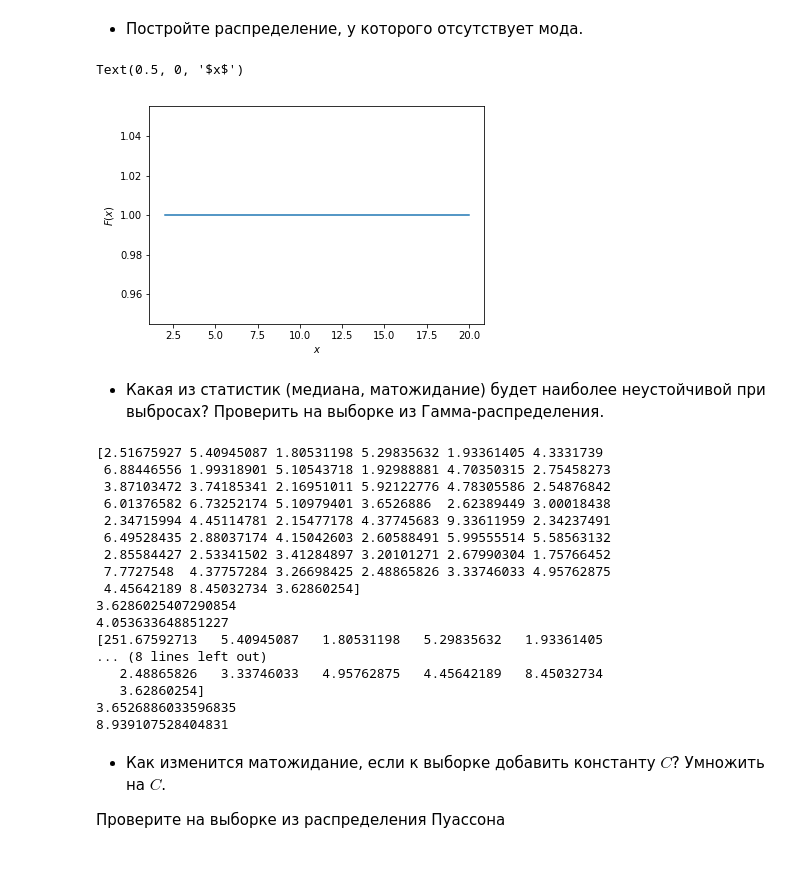
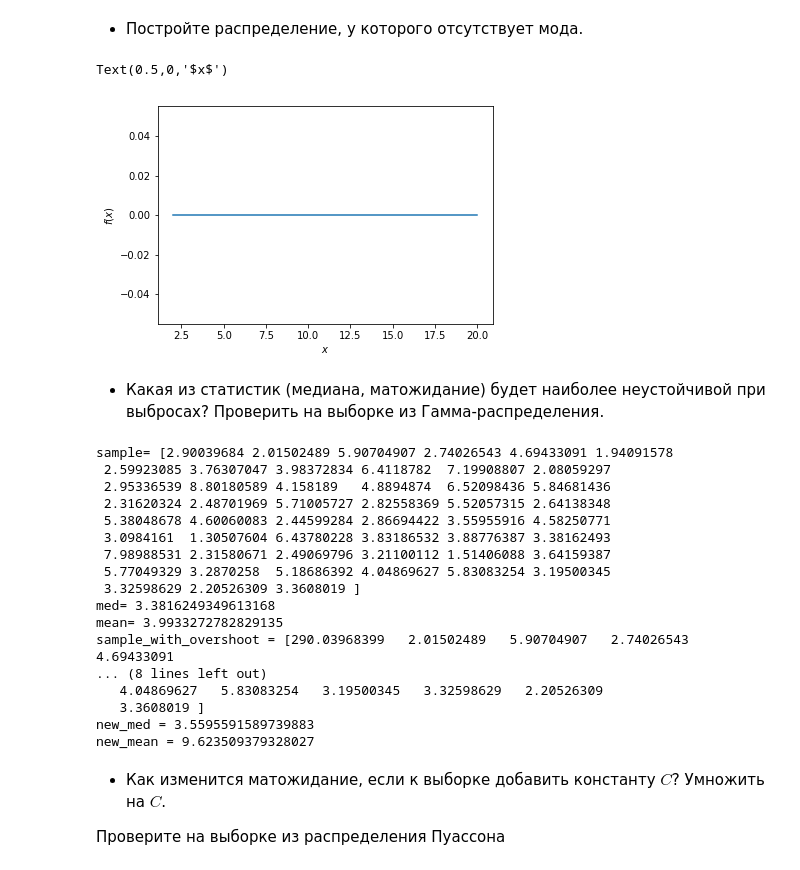
Before and after one commit to elenakharlanchuk/HW_DS-5, a Jupyter notebook: Python/BigBangTheory/hw3.ipynb, the cells around one changed output. Drawn from its saved outputs; the diff is of its cells as text; code cells hidden in the pictures.

```diff
--- a/Python/BigBangTheory/hw3.ipynb
+++ b/Python/BigBangTheory/hw3.ipynb
@@ -44,16 +44,16 @@ from statsmodels.distributions.empirical_distribution import ECDF
 # %%
 #your code here
 #это равномерное распределение
 uniform_rv = st.uniform(loc=-1, scale=2)
 sample=uniform_rv.rvs(100)
 x = np.linspace(2,20,21)
-cdf = uniform_rv.cdf(x)
-plt.plot(x, cdf)
-plt.ylabel('$F(x)$')
+pdf = uniform_rv.pdf(x)
+plt.plot(x, pdf)
+plt.ylabel('$f(x)$')
 plt.xlabel('$x$')
 # %% [output]
-Text(0.5, 0, '$x$')
+Text(0.5,0,'$x$')
-[figure, old version]
+[figure, new version]
 # %% [markdown]
 - Какая из статистик (медиана, матожидание) будет наиболее неустойчивой при выбросах? Проверить на выборке из Гамма-распределения.
 # %%
@@ -69,9 +69,9 @@ sample = gamma_rv.rvs(51)
 
 med = sorted(sample)[24]
 mean = sample.mean()
-print(sample)
-print(med)
-print(mean)
+print("sample=", sample)
+print("med=", med)
+print("mean=", mean)
 
 #your code here
 
@@ -79,27 +79,27 @@ sample_with_overshoot=sample
 sample_with_overshoot[0] = sample_with_overshoot[0]*100
 new_med =sorted(sample_with_overshoot)[24]
 new_mean = sample_with_overshoot.mean()
-print(sample_with_overshoot)
-print(new_med)
-print(new_mean)
+print("sample_with_overshoot =", sample_with_overshoot)
+print("new_med =", new_med)
+print("new_mean =", new_mean)
 # %% [output]
-[2.51675927 5.40945087 1.80531198 5.29835632 1.93361405 4.3331739
- 6.88446556 1.99318901 5.10543718 1.92988881 4.70350315 2.75458273
- 3.87103472 3.74185341 2.16951011 5.92122776 4.78305586 2.54876842
- 6.01376582 6.73252174 5.10979401 3.6526886  2.62389449 3.00018438
- 2.34715994 4.45114781 2.15477178 4.37745683 9.33611959 2.34237491
- 6.49528435 2.88037174 4.15042603 2.60588491 5.99555514 5.58563132
- 2.85584427 2.53341502 3.41284897 3.20101271 2.67990304 1.75766452
- 7.7727548  4.37757284 3.26698425 2.48865826 3.33746033 4.95762875
- 4.45642189 8.45032734 3.62860254]
-3.6286025407290854
-4.053633648851227
-[251.67592713   5.40945087   1.80531198   5.29835632   1.93361405
+sample= [2.90039684 2.01502489 5.90704907 2.74026543 4.69433091 1.94091578
+ 2.59923085 3.76307047 3.98372834 6.4118782  7.19908807 2.08059297
+ 2.95336539 8.80180589 4.158189   4.8894874  6.52098436 5.84681436
+ 2.31620324 2.48701969 5.71005727 2.82558369 5.52057315 2.64138348
+ 5.38048678 4.60060083 2.44599284 2.86694422 3.55955916 4.58250771
+ 3.0984161  1.30507604 6.43780228 3.83186532 3.88776387 3.38162493
+ 7.98988531 2.31580671 2.49069796 3.21100112 1.51406088 3.64159387
+ 5.77049329 3.2870258  5.18686392 4.04869627 5.83083254 3.19500345
+ 3.32598629 2.20526309 3.3608019 ]
+med= 3.3816249349613168
+mean= 3.9933272782829135
+sample_with_overshoot = [290.03968399   2.01502489   5.90704907   2.74026543   4.69433091
 ... (8 lines left out)
-   2.48865826   3.33746033   4.95762875   4.45642189   8.45032734
-   3.62860254]
-3.6526886033596835
-8.939107528404831
+   4.04869627   5.83083254   3.19500345   3.32598629   2.20526309
+   3.3608019 ]
+new_med = 3.5595591589739883
+new_mean = 9.623509379328027
 # %% [markdown]
 - Как изменится матожидание, если к выборке добавить константу $C$? Умножить на $C$.
 
```
Also changed, not shown: parts of 16 cells of this notebook.
